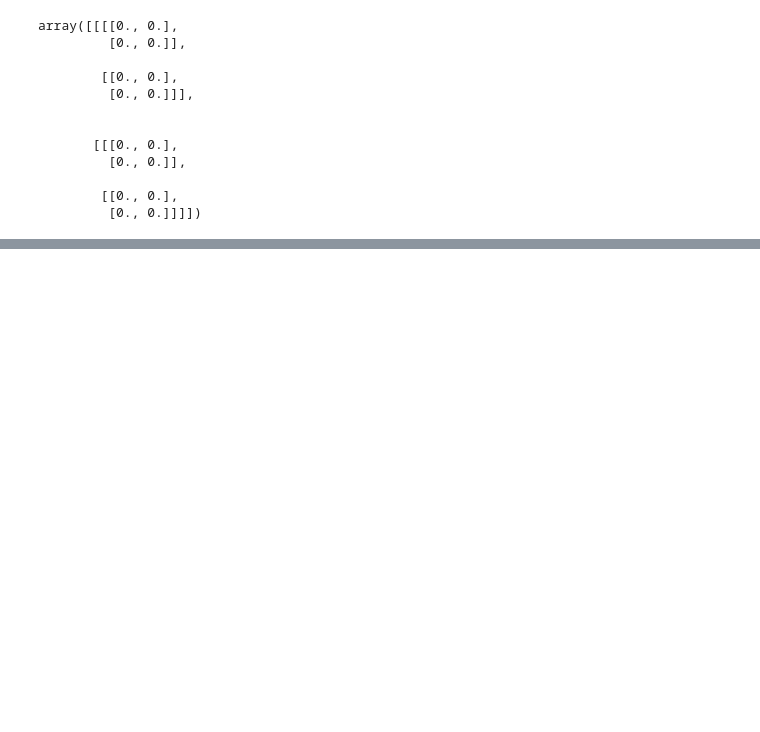
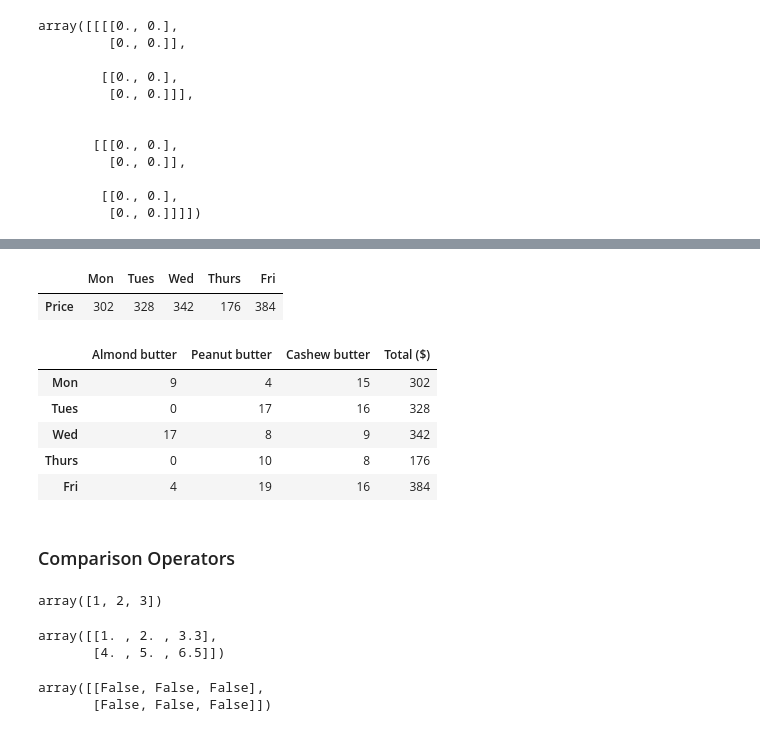
Before and after one commit to BogdanBozga/Learn-ML-ZeroToMastery, a Jupyter notebook: Learning NumPy.ipynb, the cells around one changed output, grey strips where cells are left out. Saved outputs shown, nothing was run; the diff lists cells and outputs as text; code cells hidden in the pictures; blank space fills up the shorter version.

```diff
--- a/Learning NumPy.ipynb
+++ b/Learning NumPy.ipynb
@@ -60,0 +319,6 @@ array([[1, 6, 1],
+# %%
+# Create weekly_sales DataFrame
+import pandas as pd
+weekly_sales = pd.DataFrame(sales_amounts,index=["Mon","Tues","Wed","Thurs","Fri"],
+                            columns=["Almond butter","Peanut butter","Cashew butter"])
+weekly_sales
@@ -60,0 +332,4 @@ array([[1, 6, 1],
+# %%
+# Create prices array
+prices = np.array([10,8,12])
+prices
@@ -60,0 +338,5 @@ array([[1, 6, 1],
+# %%
+# Create b;utter_price DataFrame
+price_sales = pd.DataFrame(prices.reshape(1,3), index=["Price"],
+                          columns=["Almond butter","Peanut butter", "Cashew butter"])
+price_sales
@@ -60,0 +373,18 @@ array([[1, 6, 1],
+# %%
+price_sales.dot(weekly_sales.T)
+# %% [output]
+|  | Mon | Tues | Wed | Thurs | Fri |
+| Price | 302 | 328 | 342 | 176 | 384 |
+# %%
+weekly_sales["Total ($)"] = weekly_sales.dot(price_sales.T)
+# %%
+weekly_sales
+# %% [output]
+|  | Almond butter | Peanut butter | Cashew butter | Total ($) |
+| Mon | 9 | 4 | 15 | 302 |
+| Tues | 0 | 17 | 16 | 328 |
+| Wed | 17 | 8 | 9 | 342 |
+| Thurs | 0 | 10 | 8 | 176 |
+| Fri | 4 | 19 | 16 | 384 |
+# %% [markdown]
+### Comparison Operators
@@ -60,0 +393,14 @@ array([[1, 6, 1],
+# %%
+a1
+# %% [output]
+array([1, 2, 3])
+# %%
+a2
+# %% [output]
+array([[1. , 2. , 3.3],
+       [4. , 5. , 6.5]])
+# %%
+a1 > a2
+# %% [output]
+array([[False, False, False],
+       [False, False, False]])
```
Also changed, not shown: parts of 75 cells of this notebook, 1 other file.
